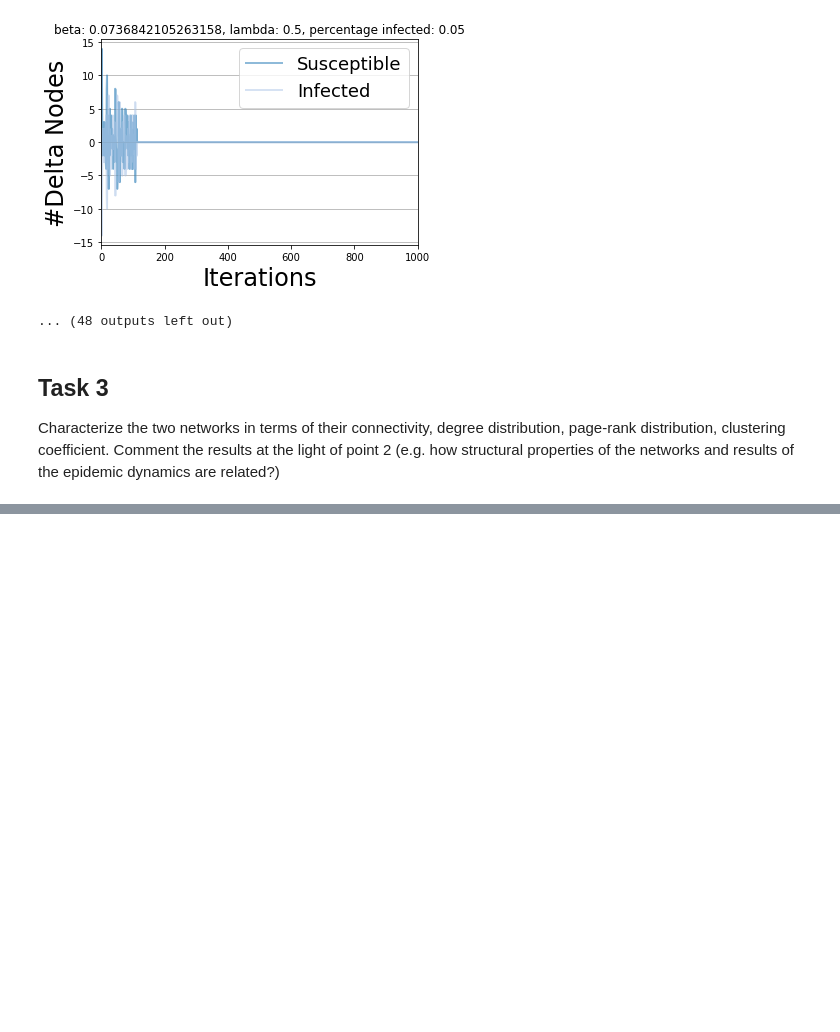
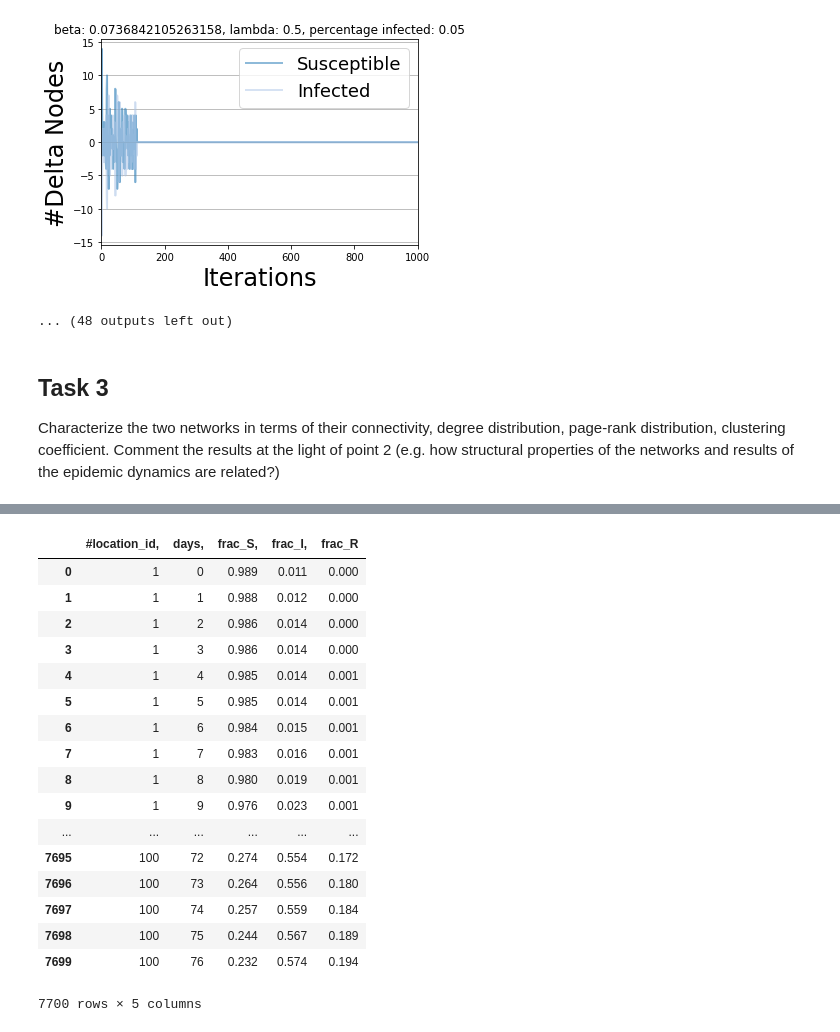
Before and after one commit to Agos95/ComplexSyst, a Jupyter notebook: 02/Agostini_Federico_code2.ipynb, the cells around one changed output, grey strips where cells are left out. Cells and saved outputs as stored; diff of their text form; code cells hidden in the pictures; blank space fills up the shorter version.

```diff
--- a/02/Agostini_Federico_code2.ipynb
+++ b/02/Agostini_Federico_code2.ipynb
@@ -360,0 +516,22 @@ plt.show()
+# %%
+dataset = pd.read_csv("./cases_100locations_first77days.txt", sep=" ")
+dataset
+# %% [output]
+|  | #location_id, | days, | frac_S, | frac_I, | frac_R |
+| 0 | 1 | 0 | 0.989 | 0.011 | 0.000 |
+| 1 | 1 | 1 | 0.988 | 0.012 | 0.000 |
+| 2 | 1 | 2 | 0.986 | 0.014 | 0.000 |
+| 3 | 1 | 3 | 0.986 | 0.014 | 0.000 |
+| 4 | 1 | 4 | 0.985 | 0.014 | 0.001 |
+| 5 | 1 | 5 | 0.985 | 0.014 | 0.001 |
+| 6 | 1 | 6 | 0.984 | 0.015 | 0.001 |
+| 7 | 1 | 7 | 0.983 | 0.016 | 0.001 |
+| 8 | 1 | 8 | 0.980 | 0.019 | 0.001 |
+| 9 | 1 | 9 | 0.976 | 0.023 | 0.001 |
+| ... | ... | ... | ... | ... | ... |
+| 7695 | 100 | 72 | 0.274 | 0.554 | 0.172 |
+| 7696 | 100 | 73 | 0.264 | 0.556 | 0.180 |
+| 7697 | 100 | 74 | 0.257 | 0.559 | 0.184 |
+| 7698 | 100 | 75 | 0.244 | 0.567 | 0.189 |
+| 7699 | 100 | 76 | 0.232 | 0.574 | 0.194 |
+7700 rows × 5 columns
```
Also changed, not shown: parts of 15 cells of this notebook, 5 other files.
